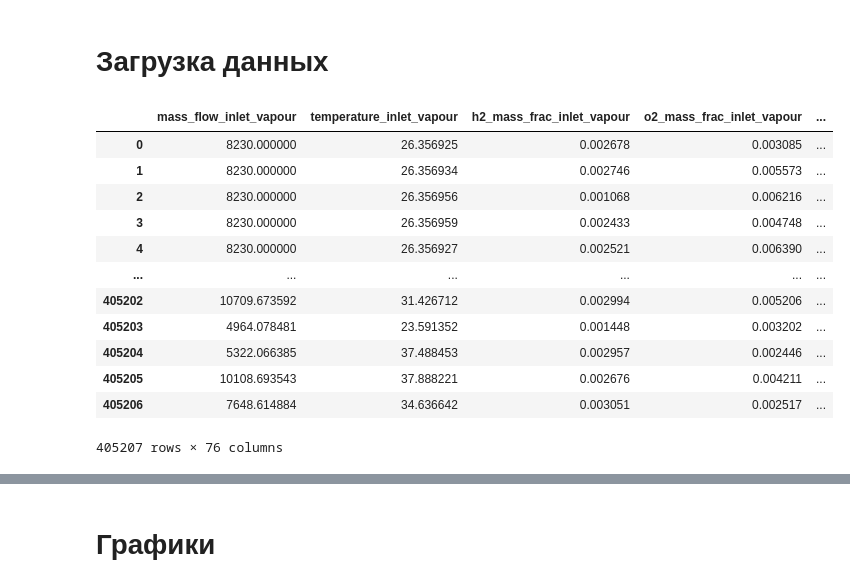
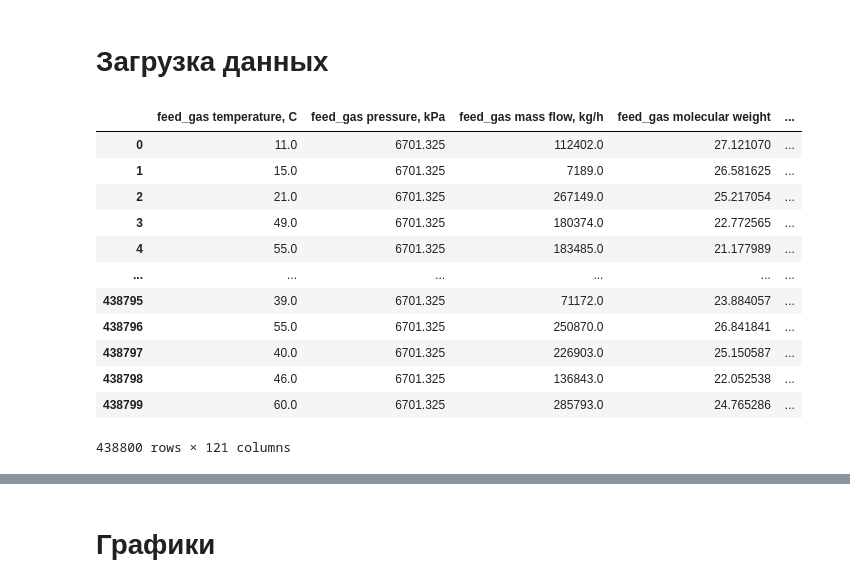
Before and after one commit to Rus-tam/AI_models, a Jupyter notebook: simple_amine_treatment.ipynb, the cells around one changed output, grey strips where cells are left out. Saved outputs shown, nothing was run; the diff lists cells and outputs as text; code cells hidden in the pictures.

Commit message:
new data set

```diff
--- a/simple_amine_treatment.ipynb
+++ b/simple_amine_treatment.ipynb
@@ -9,20 +9,20 @@ from sklearn.model_selection import train_test_split
 # %% [markdown]
 # Загрузка данных
 # %%
-data = pd.read_csv('./data/simple_amine_treatment.csv', on_bad_lines='skip')
-data.drop(data.columns[[19, 39, 59, 79]], axis = 1, inplace=True)
+data = pd.read_csv('./data/amine_treatment.csv', on_bad_lines='skip')
+# data.drop(data.columns[[19, 39, 59, 79]], axis = 1, inplace=True)
 data
 # %% [output]
-|  | mass_flow_inlet_vapour | temperature_inlet_vapour | h2_mass_frac_inlet_vapour | o2_mass_frac_inlet_vapour | ... |
-| 0 | 8230.000000 | 26.356925 | 0.002678 | 0.003085 | ... |
-| 1 | 8230.000000 | 26.356934 | 0.002746 | 0.005573 | ... |
-| 2 | 8230.000000 | 26.356956 | 0.001068 | 0.006216 | ... |
-| 3 | 8230.000000 | 26.356959 | 0.002433 | 0.004748 | ... |
-| 4 | 8230.000000 | 26.356927 | 0.002521 | 0.006390 | ... |
+|  | feed_gas temperature, C | feed_gas pressure, kPa | feed_gas mass flow, kg/h | feed_gas molecular weight | ... |
+| 0 | 11.0 | 6701.325 | 112402.0 | 27.121070 | ... |
+| 1 | 15.0 | 6701.325 | 7189.0 | 26.581625 | ... |
+| 2 | 21.0 | 6701.325 | 267149.0 | 25.217054 | ... |
+| 3 | 49.0 | 6701.325 | 180374.0 | 22.772565 | ... |
+| 4 | 55.0 | 6701.325 | 183485.0 | 21.177989 | ... |
 | ... | ... | ... | ... | ... | ... |
-| 405202 | 10709.673592 | 31.426712 | 0.002994 | 0.005206 | ... |
-| 405203 | 4964.078481 | 23.591352 | 0.001448 | 0.003202 | ... |
-| 405204 | 5322.066385 | 37.488453 | 0.002957 | 0.002446 | ... |
-| 405205 | 10108.693543 | 37.888221 | 0.002676 | 0.004211 | ... |
-| 405206 | 7648.614884 | 34.636642 | 0.003051 | 0.002517 | ... |
+| 438795 | 39.0 | 6701.325 | 71172.0 | 23.884057 | ... |
+| 438796 | 55.0 | 6701.325 | 250870.0 | 26.841841 | ... |
+| 438797 | 40.0 | 6701.325 | 226903.0 | 25.150587 | ... |
+| 438798 | 46.0 | 6701.325 | 136843.0 | 22.052538 | ... |
+| 438799 | 60.0 | 6701.325 | 285793.0 | 24.765286 | ... |
-405207 rows × 76 columns
+438800 rows × 121 columns
```
Also changed, not shown: parts of 11 cells of this notebook.
